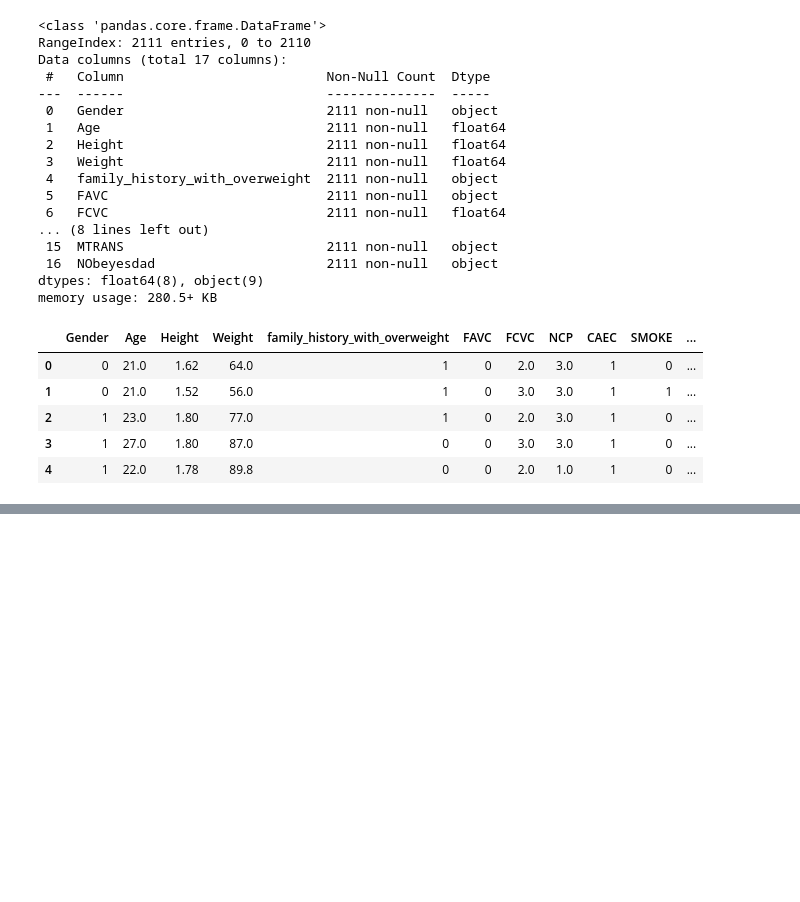
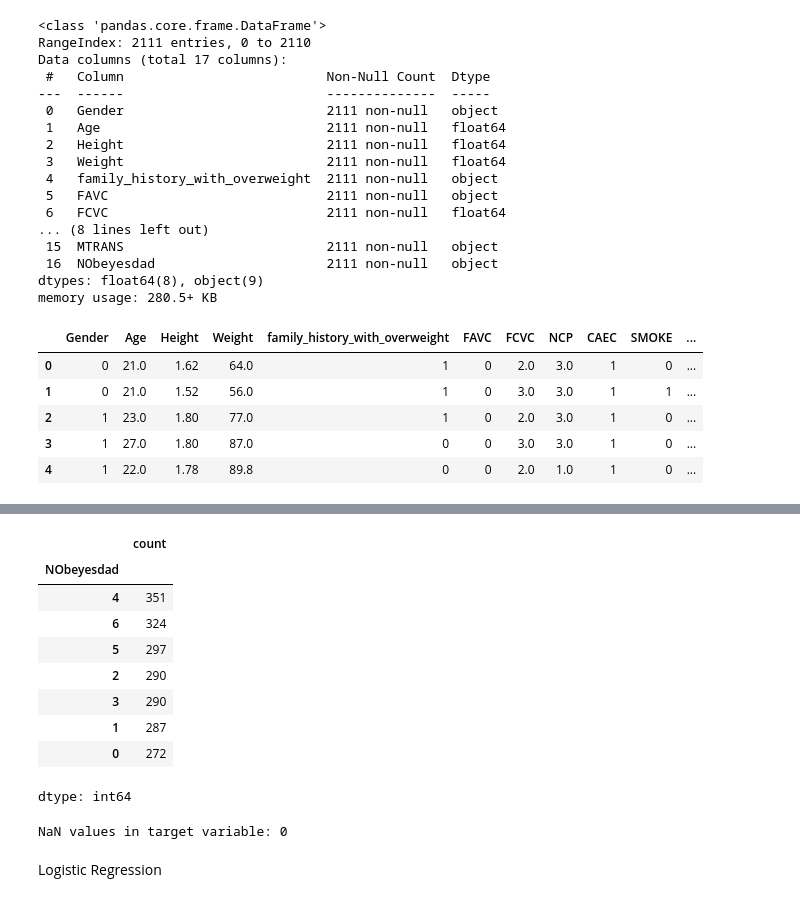
Before and after one commit to njaunick/Project-2-Group-4, a Jupyter notebook: obesity.ipynb, the cells around one changed output, grey strips where cells are left out. Drawn from its saved outputs; the diff is of its cells as text; code cells hidden in the pictures; blank space fills up the shorter version.

```diff
--- a/obesity.ipynb
+++ b/obesity.ipynb
@@ -152,6 +155,25 @@ memory usage: 280.5 KB
 # Split into features and target
 X = df.drop('NObeyesdad', axis=1)
 y = df['NObeyesdad']
+# %%
+y.value_counts()
+# %% [output]
+|  | count |
+| NObeyesdad |  |
+| 4 | 351 |
+| 6 | 324 |
+| 5 | 297 |
+| 2 | 290 |
+| 3 | 290 |
+| 1 | 287 |
+| 0 | 272 |
+dtype: int64
 # %%
 # Split into train and test
 X_train, X_test, y_train, y_test = train_test_split(X, y, test_size=0.2, random_state=42)
+# %%
+print("NaN values in target variable:", df['NObeyesdad'].isna().sum())
+# %% [output]
+NaN values in target variable: 0
+# %% [markdown]
+Logistic Regression
```
Also changed, not shown: parts of 27 cells of this notebook.
